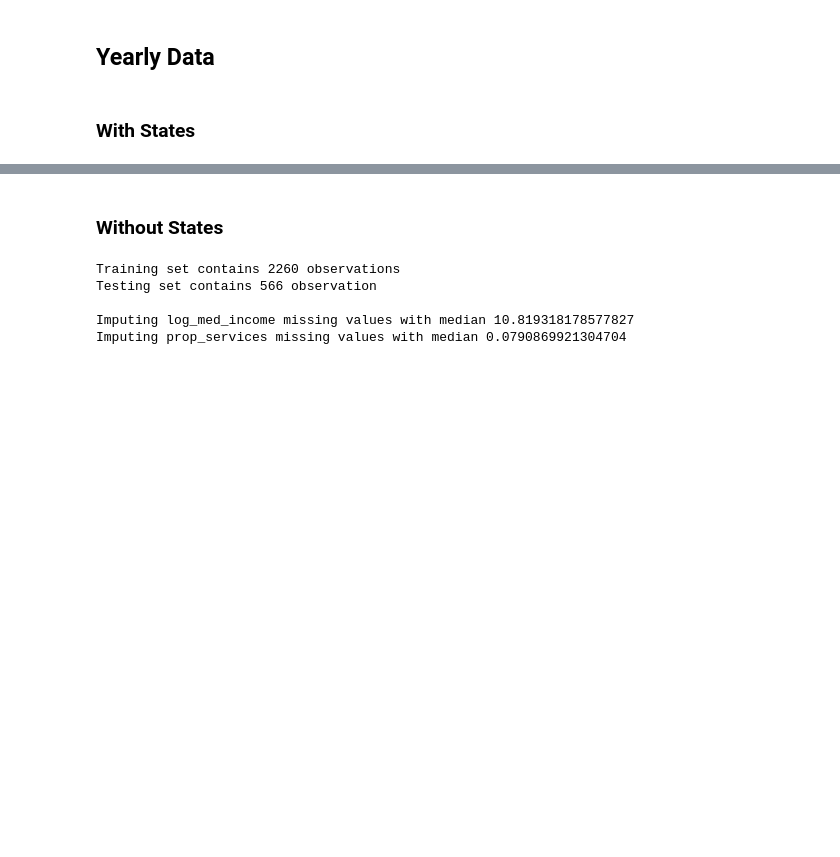
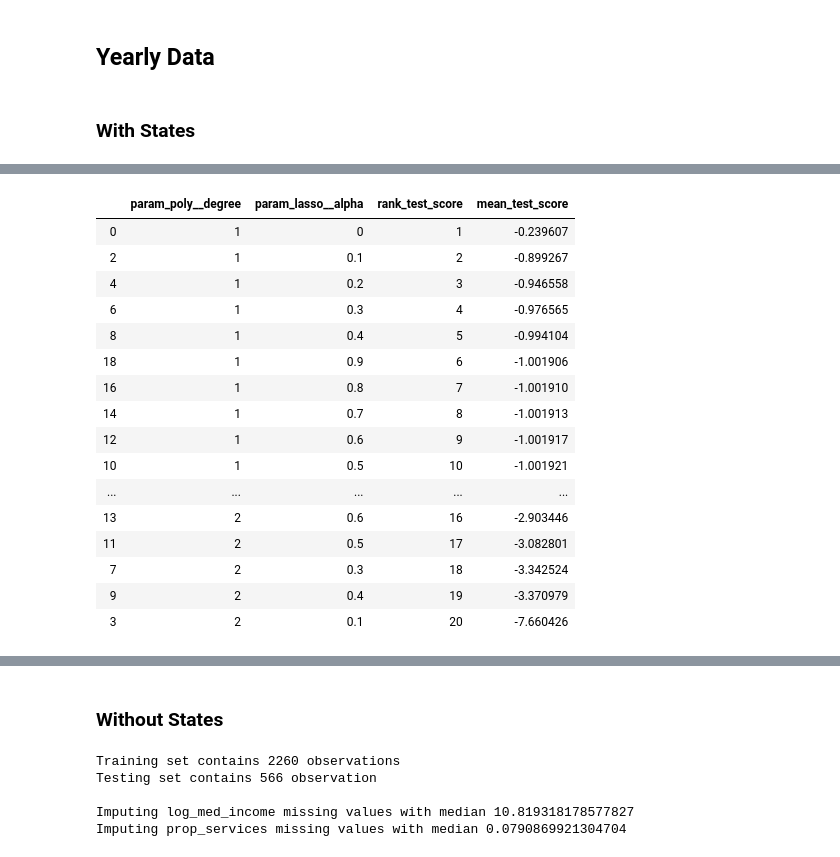
Before and after one commit to jrockower/ml-final-project, a Jupyter notebook: analysis.ipynb, the cells around one changed output, grey strips where cells are left out. Cells and saved outputs as stored; diff of their text form; code cells hidden in the pictures; blank space fills up the shorter version.

```diff
--- a/analysis.ipynb
+++ b/analysis.ipynb
@@ -172,0 +247,22 @@ pipe.rank_coefs(grid_model_result, train_features.columns)
+# %%
+# Fit model
+grid_model_result_l = grid_model_l.fit(train_features, train_target)
+pipe.rank_models_lasso(grid_model_result_l)
+# %% [output]
+|  | param_poly__degree | param_lasso__alpha | rank_test_score | mean_test_score |
+| 0 | 1 | 0 | 1 | -0.239607 |
+| 2 | 1 | 0.1 | 2 | -0.899267 |
+| 4 | 1 | 0.2 | 3 | -0.946558 |
+| 6 | 1 | 0.3 | 4 | -0.976565 |
+| 8 | 1 | 0.4 | 5 | -0.994104 |
+| 18 | 1 | 0.9 | 6 | -1.001906 |
+| 16 | 1 | 0.8 | 7 | -1.001910 |
+| 14 | 1 | 0.7 | 8 | -1.001913 |
+| 12 | 1 | 0.6 | 9 | -1.001917 |
+| 10 | 1 | 0.5 | 10 | -1.001921 |
+| ... | ... | ... | ... | ... |
+| 13 | 2 | 0.6 | 16 | -2.903446 |
+| 11 | 2 | 0.5 | 17 | -3.082801 |
+| 7 | 2 | 0.3 | 18 | -3.342524 |
+| 9 | 2 | 0.4 | 19 | -3.370979 |
+| 3 | 2 | 0.1 | 20 | -7.660426 |
```
Also changed, not shown: parts of 13 cells of this notebook, 2 other files.
